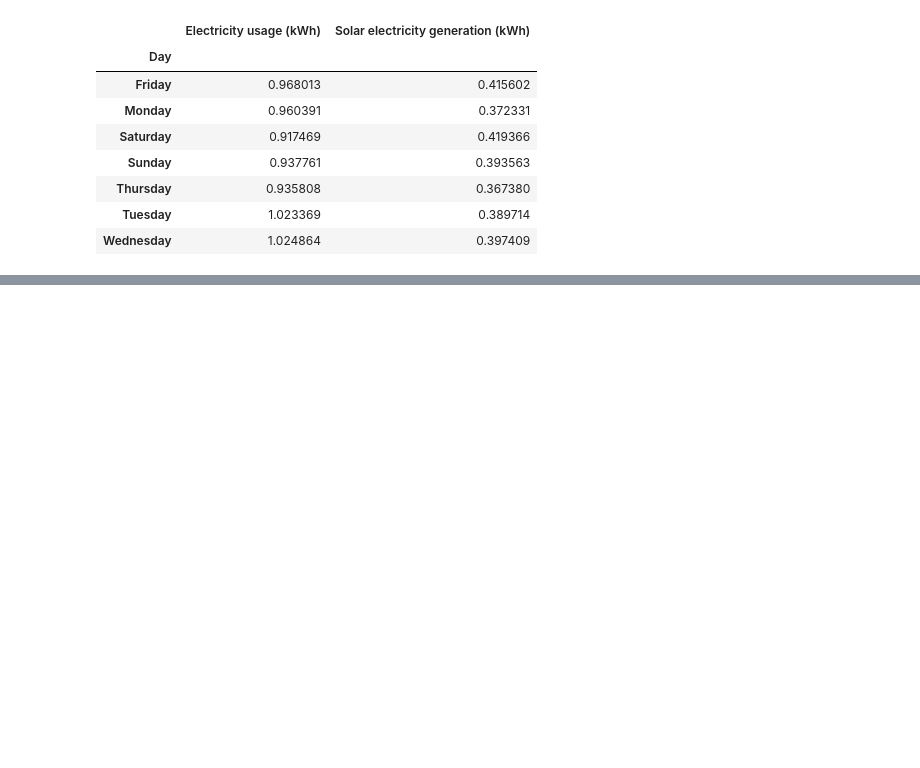
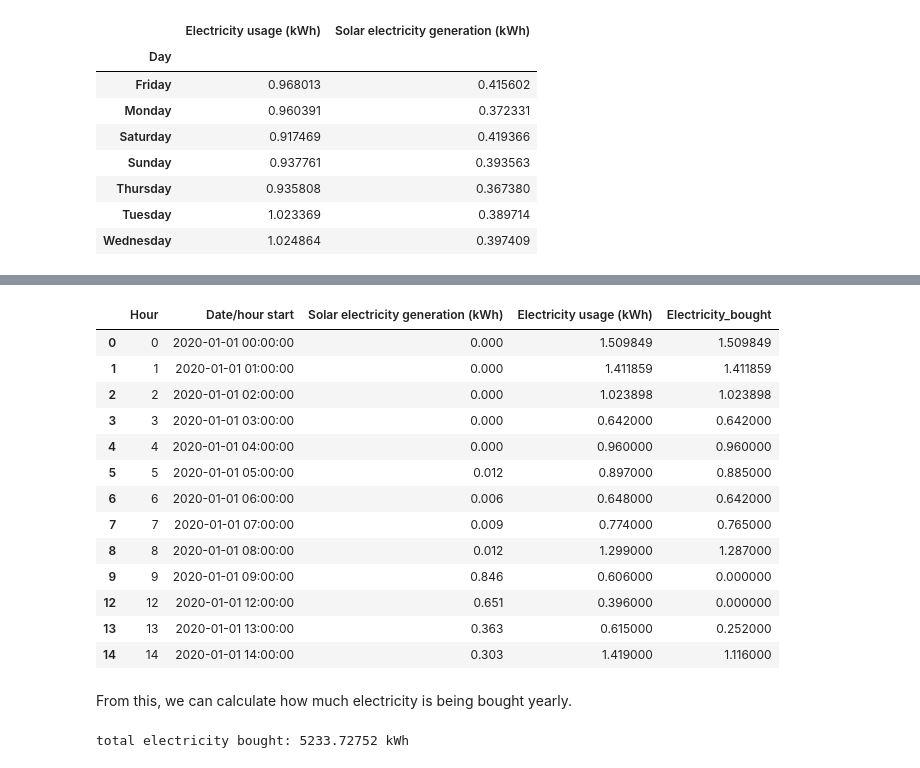
Before and after one commit to port1a/Developing-a-Solar-Energy-Feasibility-Model, a Jupyter notebook: Solar battery analysis.ipynb, the cells around one changed output, grey strips where cells are left out. Saved outputs shown, nothing was run; the diff lists cells and outputs as text; code cells hidden in the pictures; blank space fills up the shorter version.

```diff
--- a/Solar battery analysis.ipynb
+++ b/Solar battery analysis.ipynb
@@ -210,0 +218,3 @@ daily_usage
+# %%
+df.drop(columns =['Day', 'Month'], inplace = True)
+df.head()
@@ -210,0 +236,25 @@ daily_usage
+# %%
+df['Electricity_bought'] = np.maximum(0, (df['Electricity usage (kWh)'] - df['Solar electricity generation (kWh)']))
+df.head(13)
+# %% [output]
+|  | Hour | Date/hour start | Solar electricity generation (kWh) | Electricity usage (kWh) | Electricity_bought |
+| 0 | 0 | 2020-01-01 00:00:00 | 0.000 | 1.509849 | 1.509849 |
+| 1 | 1 | 2020-01-01 01:00:00 | 0.000 | 1.411859 | 1.411859 |
+| 2 | 2 | 2020-01-01 02:00:00 | 0.000 | 1.023898 | 1.023898 |
+| 3 | 3 | 2020-01-01 03:00:00 | 0.000 | 0.642000 | 0.642000 |
+| 4 | 4 | 2020-01-01 04:00:00 | 0.000 | 0.960000 | 0.960000 |
+| 5 | 5 | 2020-01-01 05:00:00 | 0.012 | 0.897000 | 0.885000 |
+| 6 | 6 | 2020-01-01 06:00:00 | 0.006 | 0.648000 | 0.642000 |
+| 7 | 7 | 2020-01-01 07:00:00 | 0.009 | 0.774000 | 0.765000 |
+| 8 | 8 | 2020-01-01 08:00:00 | 0.012 | 1.299000 | 1.287000 |
+| 9 | 9 | 2020-01-01 09:00:00 | 0.846 | 0.606000 | 0.000000 |
+| 12 | 12 | 2020-01-01 12:00:00 | 0.651 | 0.396000 | 0.000000 |
+| 13 | 13 | 2020-01-01 13:00:00 | 0.363 | 0.615000 | 0.252000 |
+| 14 | 14 | 2020-01-01 14:00:00 | 0.303 | 1.419000 | 1.116000 |
+# %% [markdown]
+From this, we can calculate how much electricity is being bought yearly.
+# %%
+total_electricity_bought = df['Electricity_bought'].sum()
+print(f"total electricity bought: {total_electricity_bought} kWh")
+# %% [output]
+total electricity bought: 5233.72752 kWh
```
Also changed, not shown: parts of 9 cells of this notebook.
